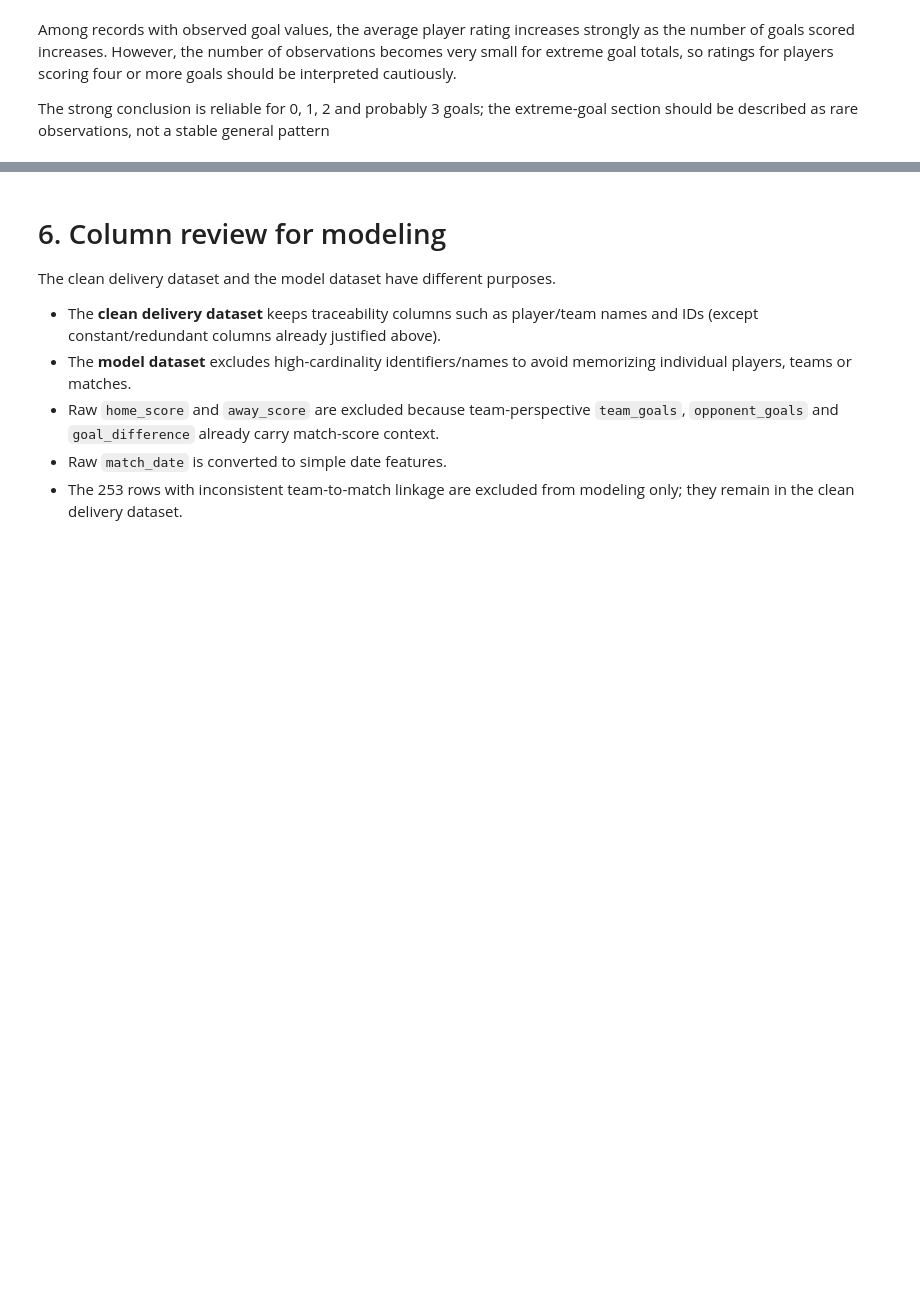
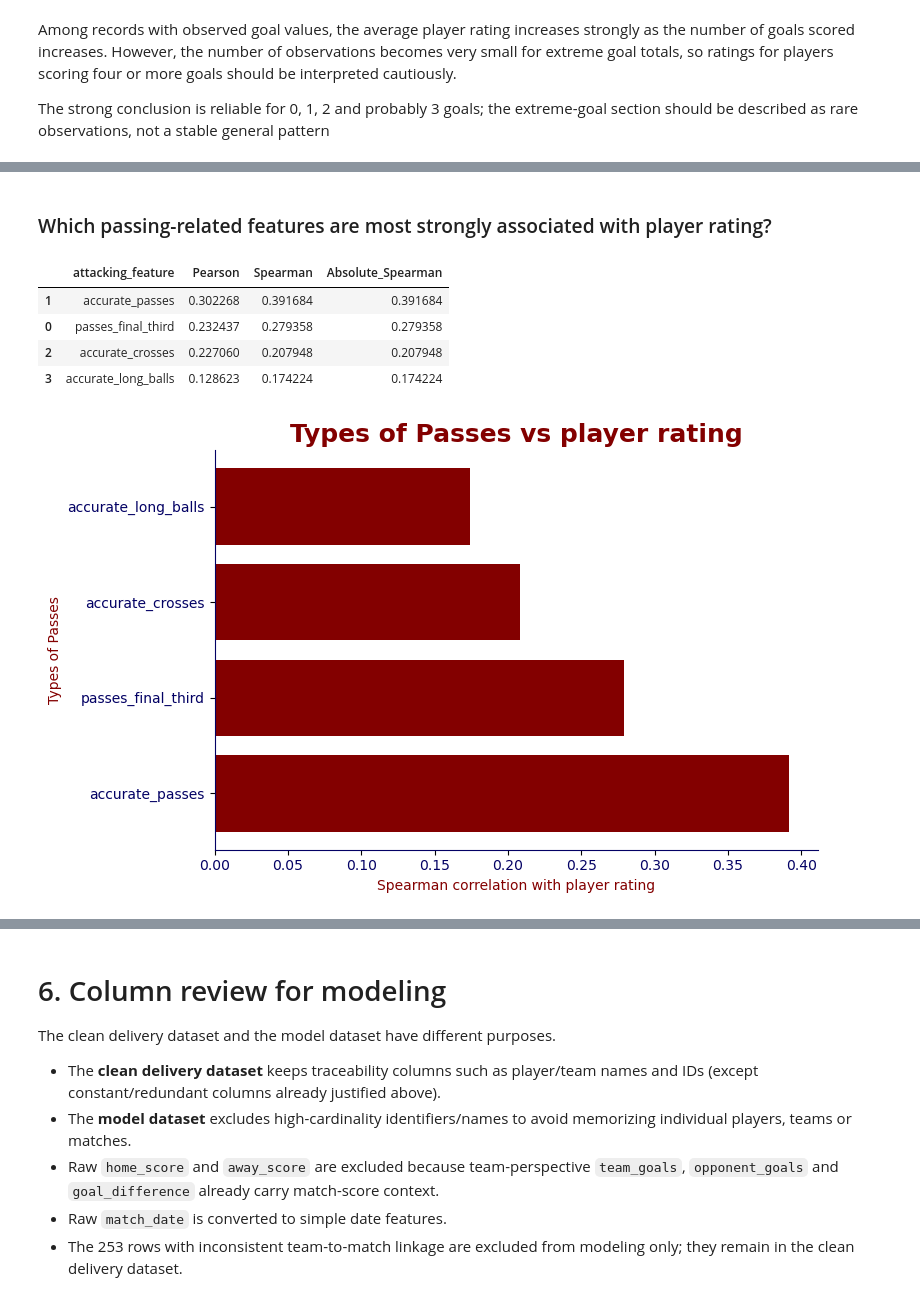
Before and after one commit to saba-ghorashi/football-player-rating-analysis, a Jupyter notebook: football_player_rating_analysis.ipynb, the cells around one changed output, grey strips where cells are left out. Drawn from its saved outputs; the diff is of its cells as text; code cells hidden in the pictures; blank space fills up the shorter version.

```diff
--- a/football_player_rating_analysis.ipynb
+++ b/football_player_rating_analysis.ipynb
@@ -1056,0 +1078,41 @@ plt.show()
+# %% [markdown]
+### Which passing-related features are most strongly associated with player rating?
+# %%
+selected_attacking = [
+    "passes_final_third",
+    "accurate_passes",
+    "accurate_crosses",
+    "accurate_long_balls"
+]
+
+comparison = pd.DataFrame({
+    "attacking_feature":selected_attacking,
+    "Pearson": [df_clean[[col, TARGET]].corr(method="pearson").loc[col, TARGET] for col in selected_attacking],
+    "Spearman": [df_clean[[col, TARGET]].corr(method="spearman").loc[col, TARGET] for col in selected_attacking]
+    })
+
+comparison["Absolute_Spearman"] = comparison["Spearman"].abs()
+comparison = comparison.sort_values("Absolute_Spearman",ascending=False)
+display(comparison)
+
+
+plt.figure(figsize=(8, 5))
+
+plt.barh(comparison["attacking_feature"],comparison["Spearman"],color="#830000")
+plt.xlabel("Spearman correlation with player rating",color="#830000")
+plt.ylabel("Types of Passes",color="#830000")
+plt.title("Types of Passes vs player rating",color="#830000",weight="bold",fontsize=18)
+plt.xticks(color="#030164")
+plt.yticks(color="#030164")
+ax=plt.gca()
+ax.spines[["top","right"]].set_visible(False)
+ax.spines[["bottom","left"]].set_color("#030164")
+plt.tight_layout()
+plt.show()
+# %% [output]
+|  | attacking_feature | Pearson | Spearman | Absolute_Spearman |
+| 1 | accurate_passes | 0.302268 | 0.391684 | 0.391684 |
+| 0 | passes_final_third | 0.232437 | 0.279358 | 0.279358 |
+| 2 | accurate_crosses | 0.227060 | 0.207948 | 0.207948 |
+| 3 | accurate_long_balls | 0.128623 | 0.174224 | 0.174224 |
+[figure, added]
```
Also changed, not shown: parts of 17 cells of this notebook.
